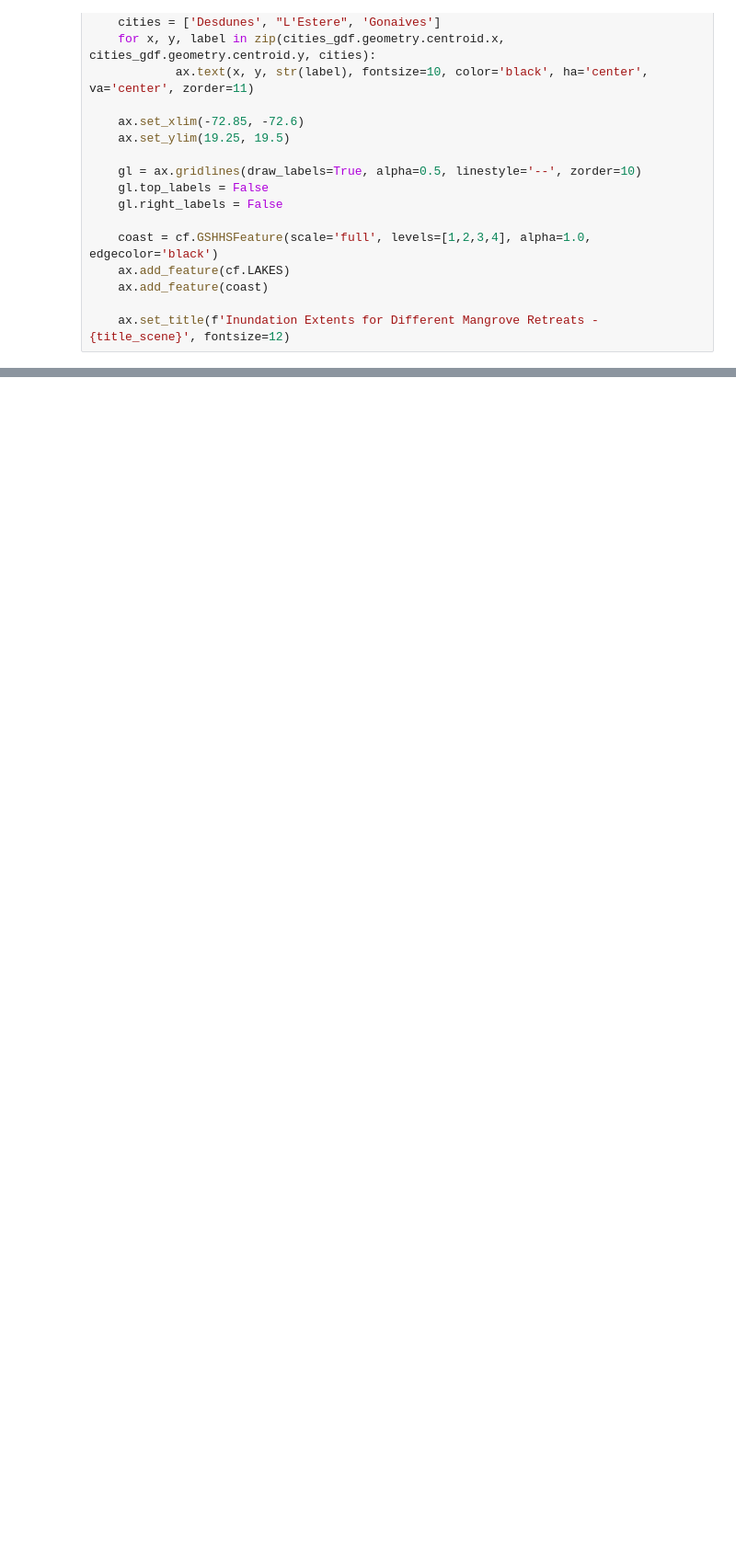
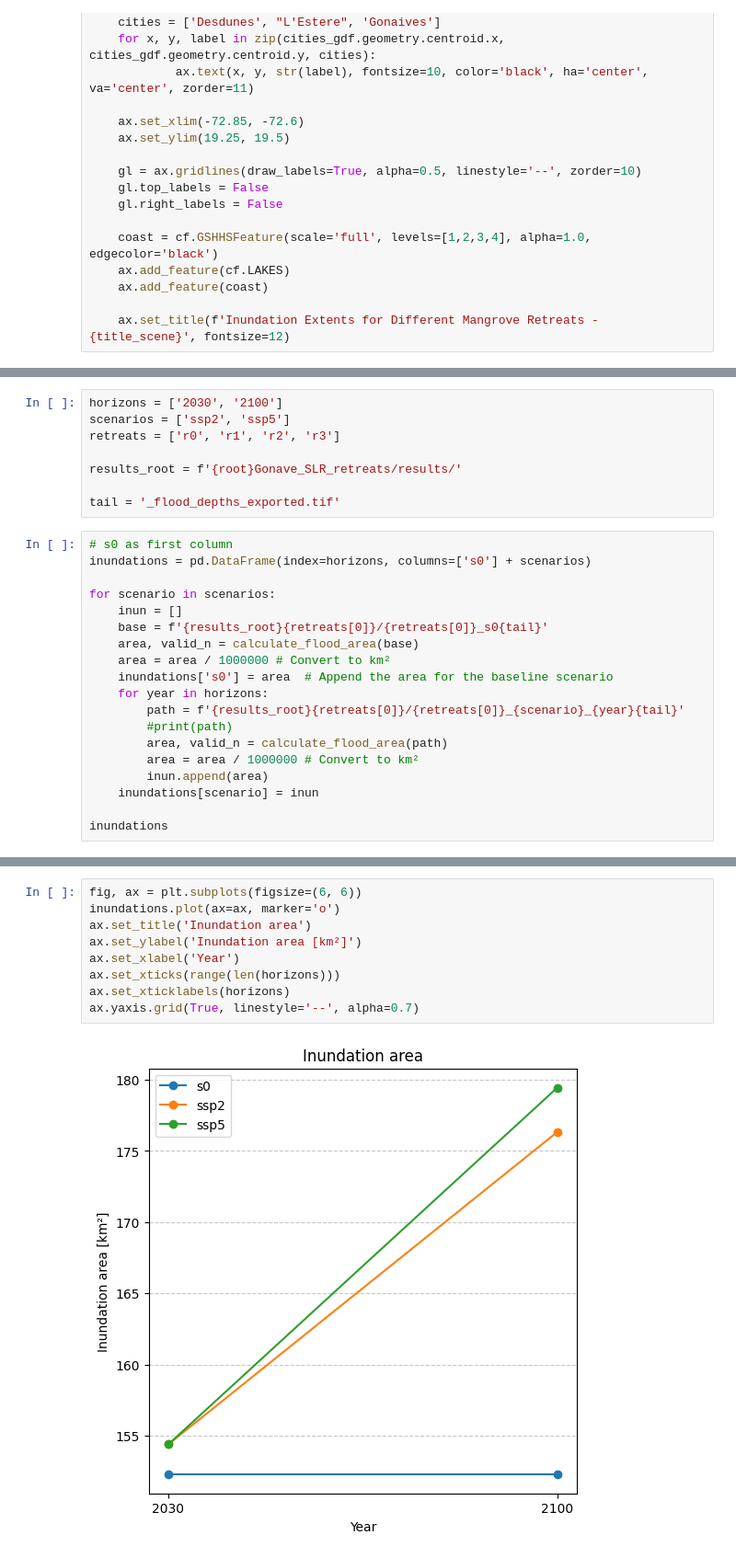
Before and after one commit to aesgeorges/LaGonaveFM, a Jupyter notebook: analysis/retreats.ipynb, the cells around one changed output, grey strips where cells are left out. Shown at 92% size. Cells and saved outputs as stored; diff of their text form; blank space fills up the shorter version.

```diff
--- a/analysis/retreats.ipynb
+++ b/analysis/retreats.ipynb
@@ -142,0 +341,27 @@ plot_flood_extent_comparisons(r0_data, r1_data, r2_data, r3_data,
+# %%
+horizons = ['2030', '2100']
+scenarios = ['ssp2', 'ssp5']
+retreats = ['r0', 'r1', 'r2', 'r3']
+
+results_root = f'{root}Gonave_SLR_retreats/results/'
+
+tail = '_flood_depths_exported.tif'
+# %%
+# s0 as first column
+inundations = pd.DataFrame(index=horizons, columns=['s0'] + scenarios)
+
+for scenario in scenarios:
+    inun = []
+    base = f'{results_root}{retreats[0]}/{retreats[0]}_s0{tail}'
+    area, valid_n = calculate_flood_area(base)
+    area = area / 1000000 # Convert to km²
+    inundations['s0'] = area  # Append the area for the baseline scenario
+    for year in horizons:
+        path = f'{results_root}{retreats[0]}/{retreats[0]}_{scenario}_{year}{tail}'
+        #print(path)
+        area, valid_n = calculate_flood_area(path)
+        area = area / 1000000 # Convert to km²
+        inun.append(area)
+    inundations[scenario] = inun
+
+inundations
@@ -142,0 +386,11 @@ plot_flood_extent_comparisons(r0_data, r1_data, r2_data, r3_data,
+# %%
+fig, ax = plt.subplots(figsize=(6, 6))
+inundations.plot(ax=ax, marker='o')
+ax.set_title('Inundation area')
+ax.set_ylabel('Inundation area [km²]')
+ax.set_xlabel('Year')
+ax.set_xticks(range(len(horizons)))
+ax.set_xticklabels(horizons)
+ax.yaxis.grid(True, linestyle='--', alpha=0.7)
+# %% [output]
+[figure, added]
```
Also changed, not shown: parts of 36 cells of this notebook, 25 other files.
